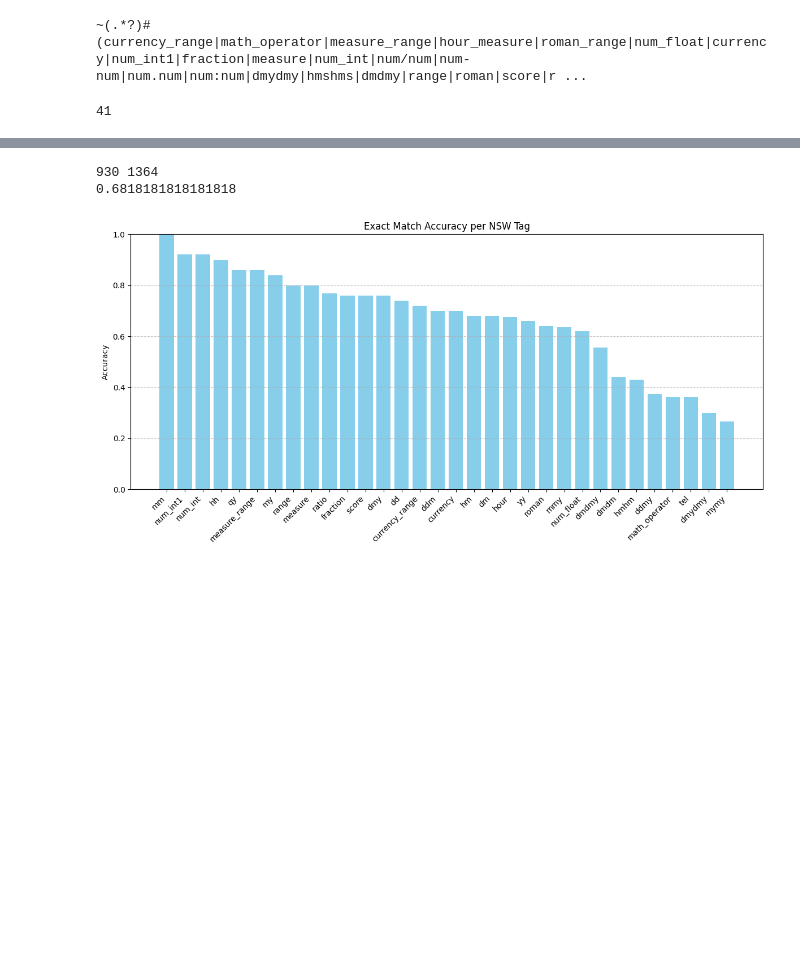
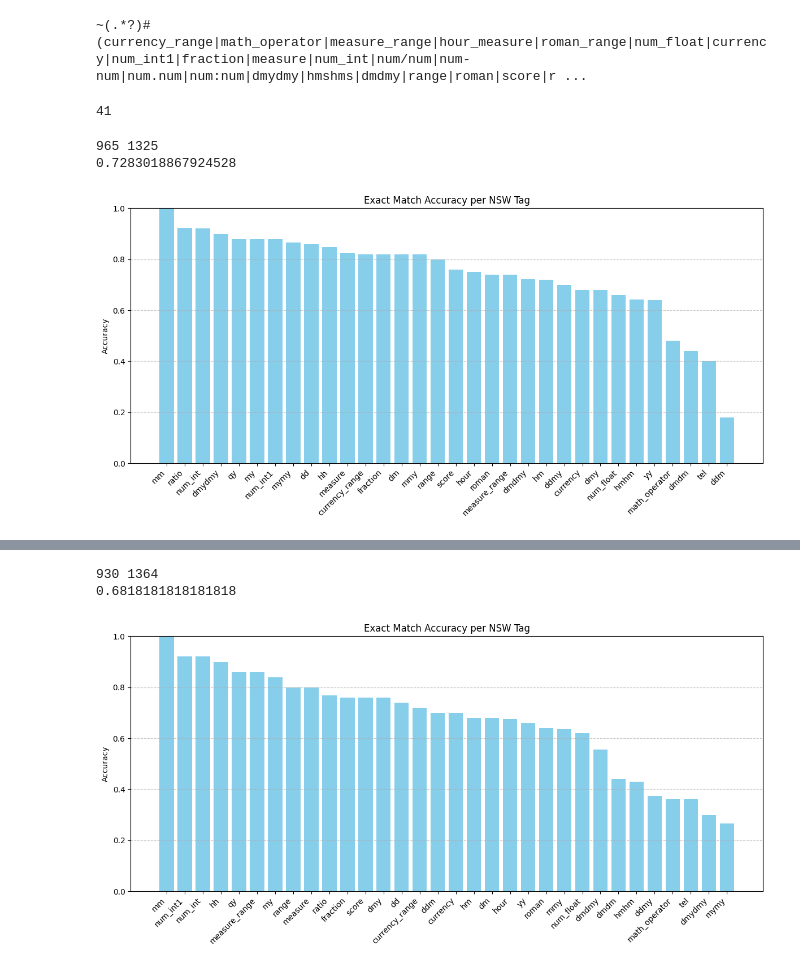
Before and after one commit to datnt3/text-normalization, a Jupyter notebook: data_storage/data_process.ipynb, the cells around one changed output, grey strips where cells are left out. Cells and saved outputs as stored; diff of their text form; code cells hidden in the pictures; blank space fills up the shorter version.

Commit message:
feat (eval): evaluation for hybrid-inference - enhance converter for hybrid inference - develop postprocessor for hybrid inference to correct spelling - eval for hybrid-inference

```diff
--- a/data_storage/data_process.ipynb
+++ b/data_storage/data_process.ipynb
@@ -167,3 +167,59 @@ print(pattern)
 len(NSW_LIST)
 # %% [output]
 41
+# %%
+import pandas as pd
+
+file = "/data/datnt3/text-normalization/data_storage/eval/2025-05-29/eval.csv"
+df = pd.read_csv(file)
+
+true = 0
+total = 0
+for _, row in df.iterrows():
+  total += 1
+  if row["exact_match"] == 1:
+    true += 1
+
+print(true,total)
+print(true/total)
+# %% [output]
+965 1325
+0.7283018867924528
+# %%
+prob_nsw_dict = {}
+
+for _, row in df.iterrows():
+    tag = row["test_tag"]
+    if tag not in prob_nsw_dict.keys():
+      prob_nsw_dict[tag] = {"true": 0,
+                            "total": 0}
+    prob_nsw_dict[tag]["total"] += 1
+    if row["exact_match"] == 1:
+      prob_nsw_dict[tag]["true"] += 1
+# %%
+import matplotlib.pyplot as plt
+
+# Calculate accuracy for each tag
+tags = []
+accuracies = []
+
+for tag, values in prob_nsw_dict.items():
+    tags.append(tag)
+    accuracies.append(values["true"] / values["total"] if values["total"] > 0 else 0)
+
+# Sort by accuracy for better visualization
+sorted_data = sorted(zip(tags, accuracies), key=lambda x: x[1], reverse=True)
+tags, accuracies = zip(*sorted_data)
+
+# Plot
+plt.figure(figsize=(12, 6))
+plt.bar(tags, accuracies, color='skyblue')
+plt.xticks(rotation=45, ha='right')
+plt.ylabel("Accuracy")
+plt.title("Exact Match Accuracy per NSW Tag")
+plt.ylim(0, 1)
+plt.tight_layout()
+plt.grid(axis='y', linestyle='--', alpha=0.7)
+plt.show()
+# %% [output]
+[figure, added]
```
Also changed, not shown: parts of 2 cells of this notebook, 10 other files.
